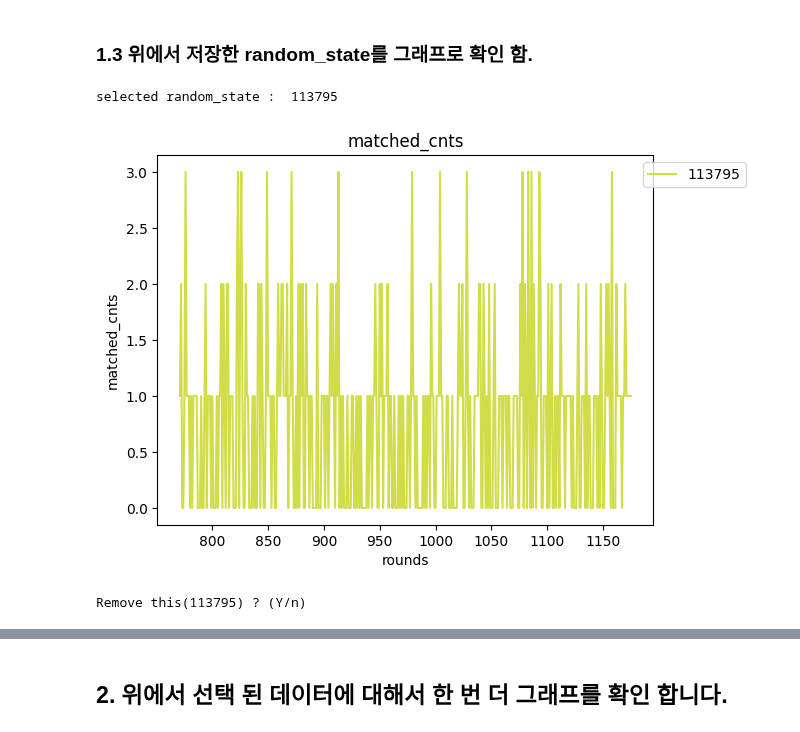
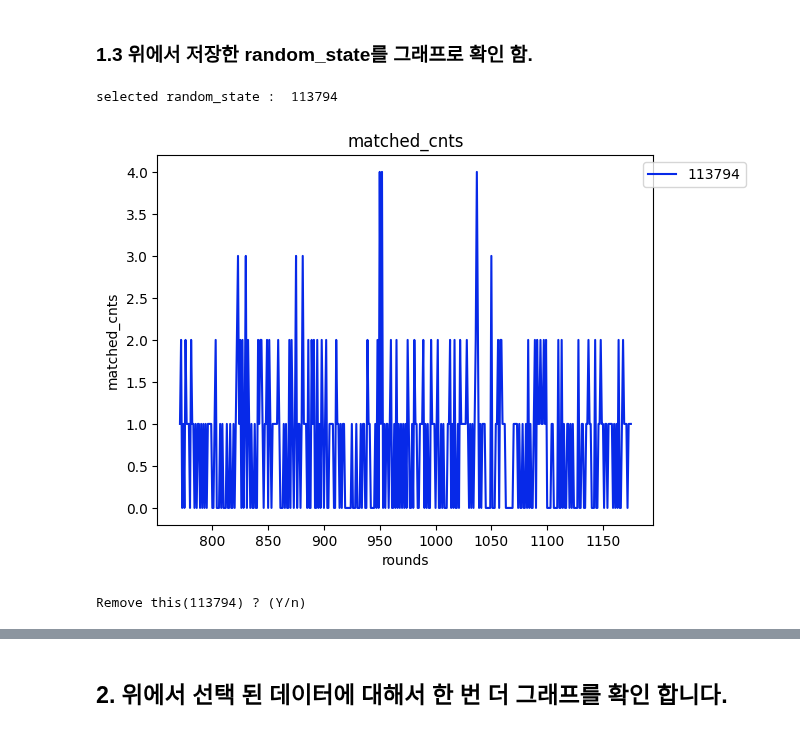
Before and after one commit to swhors/LSTM_Analyze, a Jupyter notebook: foresttrans/Analyze_book05.ipynb, the cells around one changed output, grey strips where cells are left out. Saved outputs shown, nothing was run; the diff lists cells and outputs as text; code cells hidden in the pictures.

```diff
--- a/foresttrans/Analyze_book05.ipynb
+++ b/foresttrans/Analyze_book05.ipynb
@@ -98,0 +240,44 @@ define this code : [now=2025-06-17 12:33:58.829963
+# %%
+def data_graph_from_db(version: str, random_states: list, verbose=0):
+    """ data_graph_from_db """
+    DB_FILE="../db/metrics.db"
+
+    if len(random_states) == 0:
+        wheres = ""
+    else:
+        temp = [str(i) for i in random_states]
+        wheres = f'and random_state in ({",".join(temp)})'
+    rows = !echo "select * from rndforest where version=\"{version}\" {wheres} order by random_state asc" | sqlite3 {DB_FILE}
+
+    if len(rows) > 0:
+        x_y_datas = []
+        for row in rows:
+            cols = row.split("|")
+            n_estimator = cols[1]
+            data_length = cols[2]
+            random_state = cols[3]
+            rounds = [int(i) for i in cols[4].split(',')]
+            matched_cnts = [int(i) for i in cols[5].split(',')]
+            rounds.reverse()
+            matched_cnts.reverse()
+            sum_val = cols[6]
+            x_y_datas.append((rounds, matched_cnts, str(random_state)))
+            # print(f'{n_estimator} / {data_length} / {random_state} / {sum_val}')
+            if verbose > 0:
+                print('rounds', rounds)
+                print('matched_cnts', matched_cnts)
+
+        # ## predict data
+        # file_name = "img/temp.png"
+        draw_datas_graph(title="matched_cnts",
+                         x_y_datas=x_y_datas,
+                         x_label="rounds",
+                         y_label="matched_cnts",
+                         width=0,
+                         height=0,
+                         file_name="",
+                         is_bar=False,
+                         verb=False if verbose == 0 else True)
+    return len(rows)
+
+print(f'define this code : [now={datetime.now()}')
@@ -453,24 +530,25 @@ selected = [113686, 113700, 113708, 113738, 113746, 113750, 113755, 113759, 1137
 ### 1.3 위에서 저장한 random_state를 그래프로 확인 함.
 # %%
 print(f'{"="*30}')
+answer_list.sort()
 temp_list = answer_list
 for random_state in tqdm(temp_list):
     if temp_list[len(temp_list)-1] == random_state:
         is_last_data = True
     else:
         is_last_data = False
     print('selected random_state : ', random_state)
     data_graph_from_db(version=T_VERSION, random_states=[random_state],verbose=0)
     is_remove_this = check_remove_this(random_state)
     if is_remove_this:
         answer_list.remove(random_state)
     if is_last_data == False:
         is_continue = check_conotinue()
         if is_continue == False:
             break
         else:
             clear_output()
 # %% [output]
-selected random_state :  113795
+selected random_state :  113794
-[figure, old version]
+[figure, new version]
-Remove this(113795) ? (Y/n)
+Remove this(113794) ? (Y/n)
```
Also changed, not shown: parts of 20 cells of this notebook, 3 other files.
